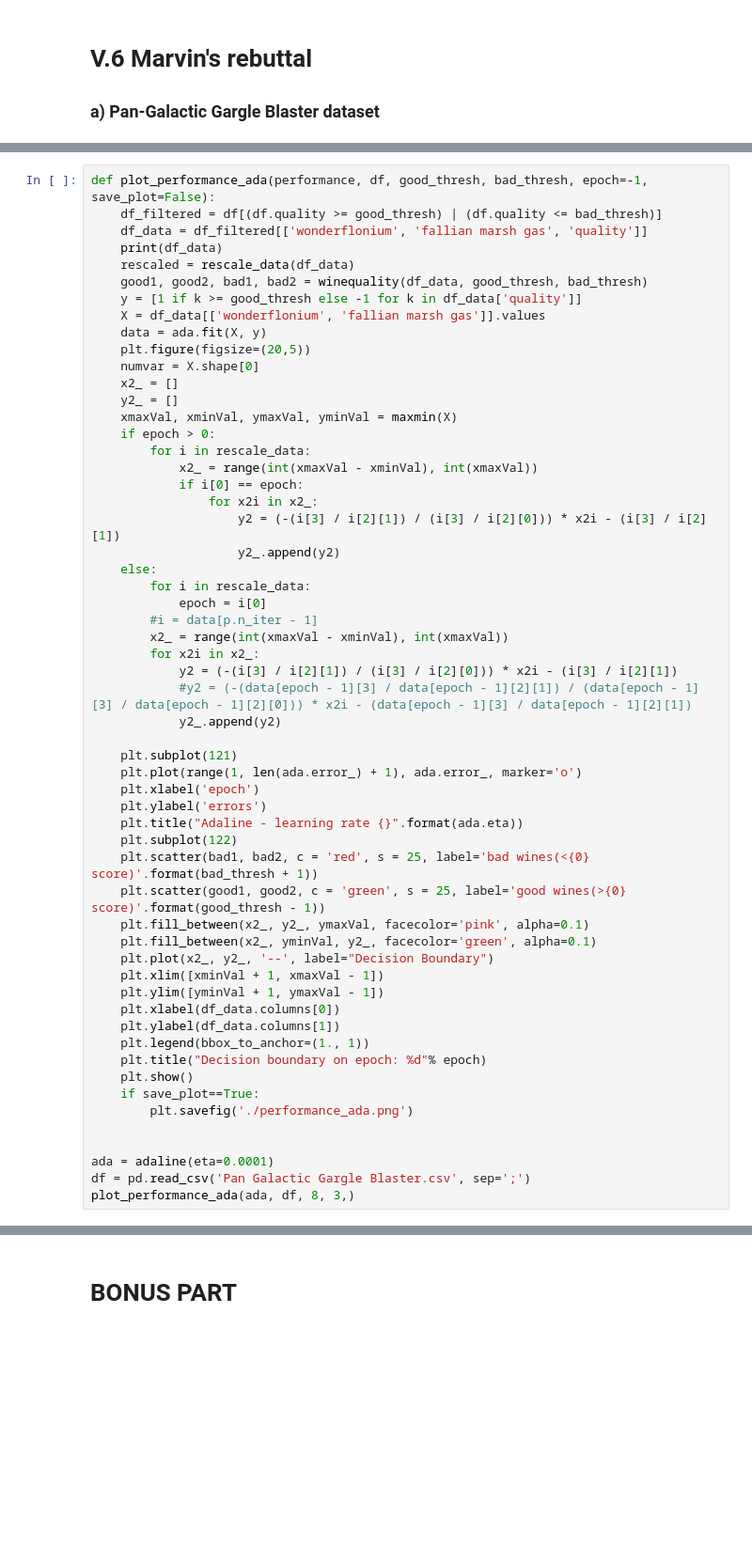
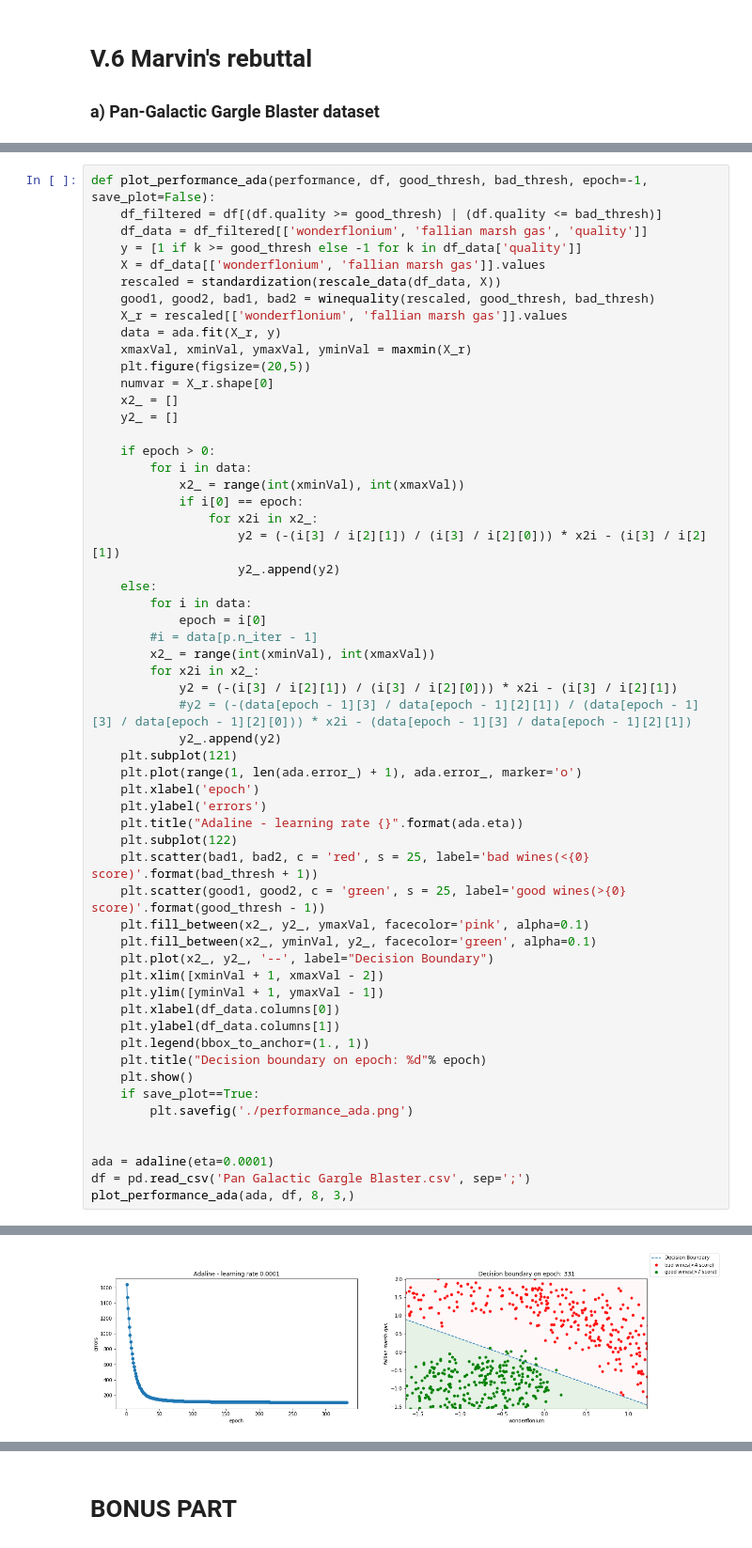
Before and after one commit to moonsonu/ft_sommelier, a Jupyter notebook: sommelier.ipynb, the cells around one changed output, grey strips where cells are left out. Shown at 94% size. Drawn from its saved outputs; the diff is of its cells as text; blank space fills up the shorter version.

```diff
--- a/sommelier.ipynb
+++ b/sommelier.ipynb
@@ -753,34 +822,34 @@ def rescale_data(data):
 def plot_performance_ada(performance, df, good_thresh, bad_thresh, epoch=-1, save_plot=False):
     df_filtered = df[(df.quality >= good_thresh) | (df.quality <= bad_thresh)]
     df_data = df_filtered[['wonderflonium', 'fallian marsh gas', 'quality']]
-    print(df_data)
-    rescaled = rescale_data(df_data)
-    good1, good2, bad1, bad2 = winequality(df_data, good_thresh, bad_thresh)
     y = [1 if k >= good_thresh else -1 for k in df_data['quality']]
     X = df_data[['wonderflonium', 'fallian marsh gas']].values
-    data = ada.fit(X, y)
+    rescaled = standardization(rescale_data(df_data, X))
+    good1, good2, bad1, bad2 = winequality(rescaled, good_thresh, bad_thresh)
+    X_r = rescaled[['wonderflonium', 'fallian marsh gas']].values
+    data = ada.fit(X_r, y)
+    xmaxVal, xminVal, ymaxVal, yminVal = maxmin(X_r)
     plt.figure(figsize=(20,5))
-    numvar = X.shape[0]
+    numvar = X_r.shape[0]
     x2_ = []
     y2_ = []
-    xmaxVal, xminVal, ymaxVal, yminVal = maxmin(X)
+
     if epoch > 0:
-        for i in rescale_data:
-            x2_ = range(int(xmaxVal - xminVal), int(xmaxVal))
+        for i in data:
+            x2_ = range(int(xminVal), int(xmaxVal))
             if i[0] == epoch:
                 for x2i in x2_:
                     y2 = (-(i[3] / i[2][1]) / (i[3] / i[2][0])) * x2i - (i[3] / i[2][1])
                     y2_.append(y2)
     else:
-        for i in rescale_data:
+        for i in data:
             epoch = i[0]
         #i = data[p.n_iter - 1]
-        x2_ = range(int(xmaxVal - xminVal), int(xmaxVal))
+        x2_ = range(int(xminVal), int(xmaxVal))
         for x2i in x2_:
             y2 = (-(i[3] / i[2][1]) / (i[3] / i[2][0])) * x2i - (i[3] / i[2][1])
             #y2 = (-(data[epoch - 1][3] / data[epoch - 1][2][1]) / (data[epoch - 1][3] / data[epoch - 1][2][0])) * x2i - (data[epoch - 1][3] / data[epoch - 1][2][1])
             y2_.append(y2)
-
     plt.subplot(121)
     plt.plot(range(1, len(ada.error_) + 1), ada.error_, marker='o')
     plt.xlabel('epoch')
@@ -792,7 +861,7 @@ def plot_performance_ada(performance, df, good_thresh, bad_thresh, epoch=-1, sav
     plt.fill_between(x2_, y2_, ymaxVal, facecolor='pink', alpha=0.1)
     plt.fill_between(x2_, yminVal, y2_, facecolor='green', alpha=0.1)
     plt.plot(x2_, y2_, '--', label="Decision Boundary")
-    plt.xlim([xminVal + 1, xmaxVal - 1])
+    plt.xlim([xminVal + 1, xmaxVal - 2])
     plt.ylim([yminVal + 1, ymaxVal - 1])
     plt.xlabel(df_data.columns[0])
     plt.ylabel(df_data.columns[1])
@@ -827,0 +879 @@ TypeError: string indices must be integers
+[figure, added]
```
Also changed, not shown: parts of 9 cells of this notebook.
